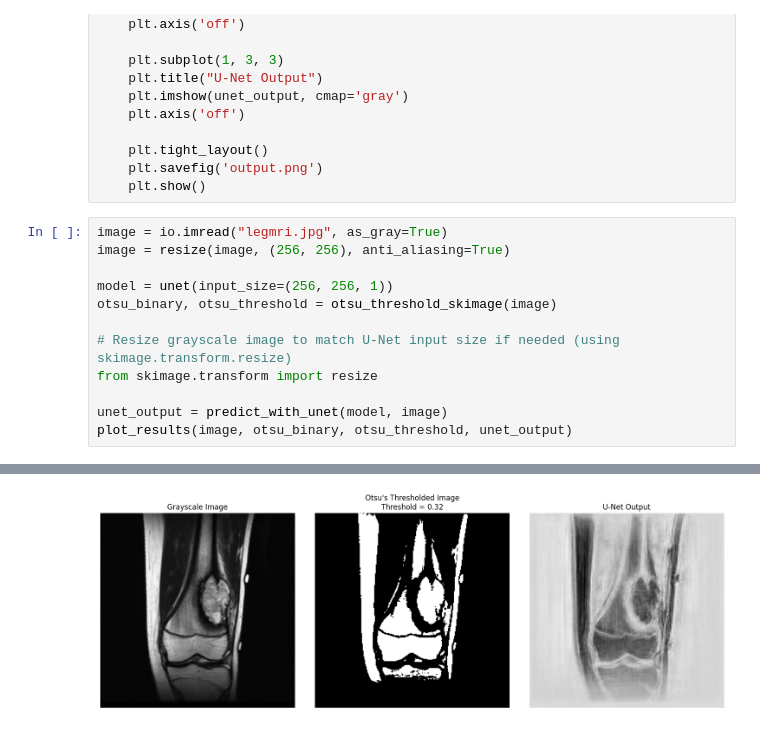
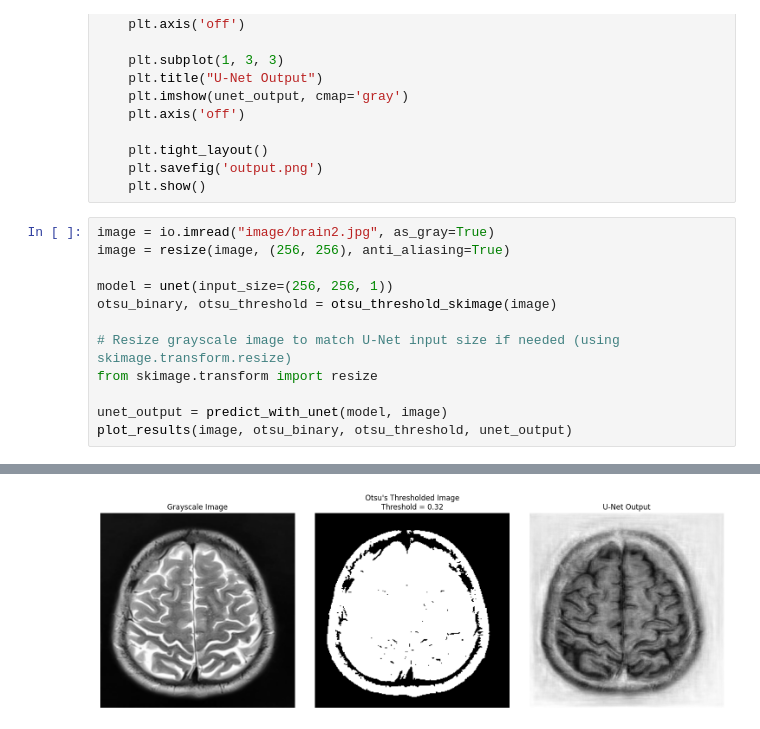
Before and after one commit to TheRealVigilante/ImageProcessingPres, a Jupyter notebook: Comparison.ipynb, the cells around one changed output, grey strips where cells are left out. Saved outputs shown, nothing was run; the diff lists cells and outputs as text.

```diff
--- a/Comparison.ipynb
+++ b/Comparison.ipynb
@@ -94,7 +94,7 @@ def plot_results(grayscale, otsu_binary, otsu_threshold, unet_output):
     plt.savefig('output.png')
     plt.show()
 # %%
-image = io.imread("legmri.jpg", as_gray=True)
+image = io.imread("image/brain2.jpg", as_gray=True)
 image = resize(image, (256, 256), anti_aliasing=True)
 
 model = unet(input_size=(256, 256, 1))
@@ -110 +110 @@ plot_results(image, otsu_binary, otsu_threshold, unet_output)
-[figure, old version]
+[figure, new version]
```
Also changed, not shown: parts of 1 cell of this notebook, 1 other file.
